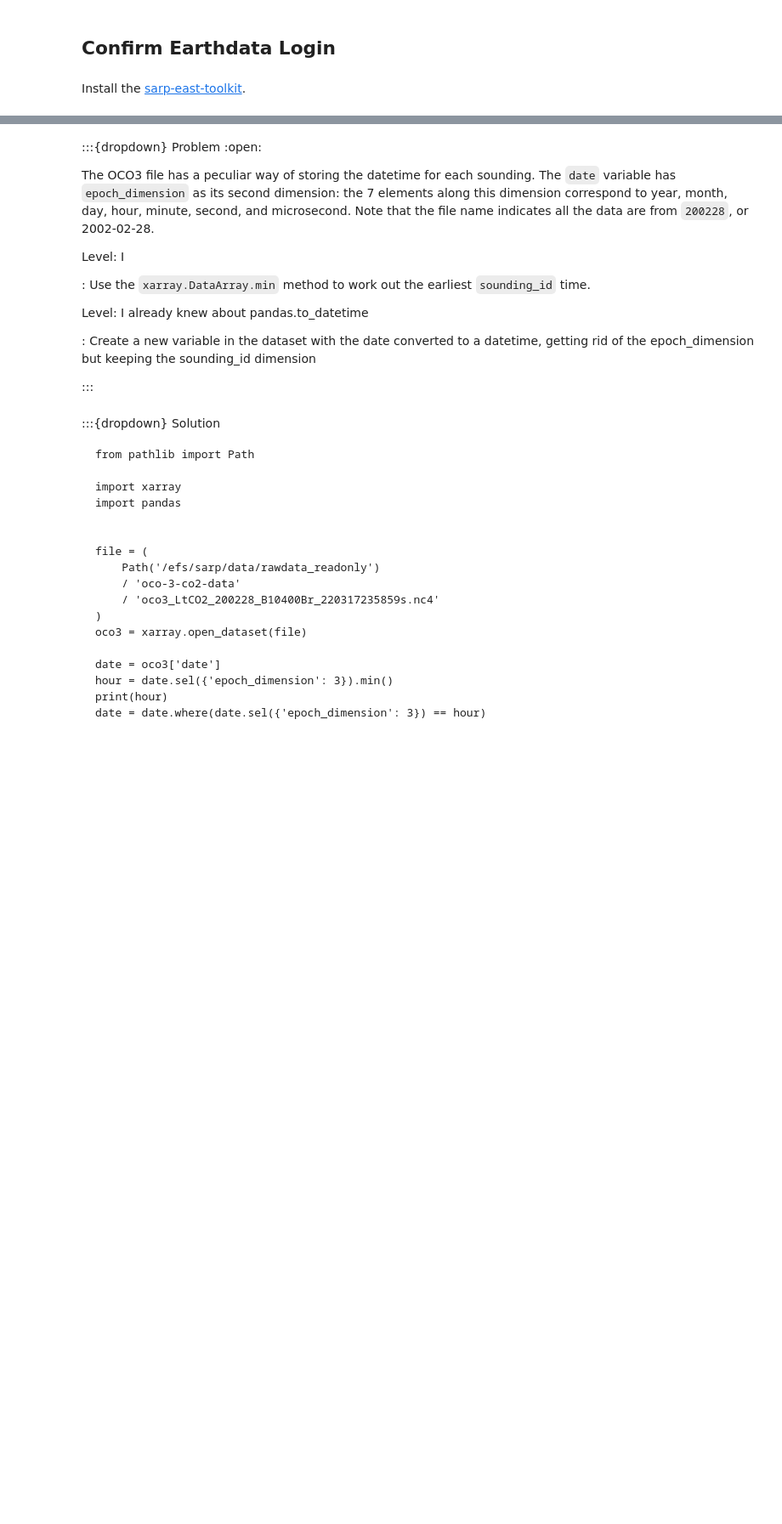
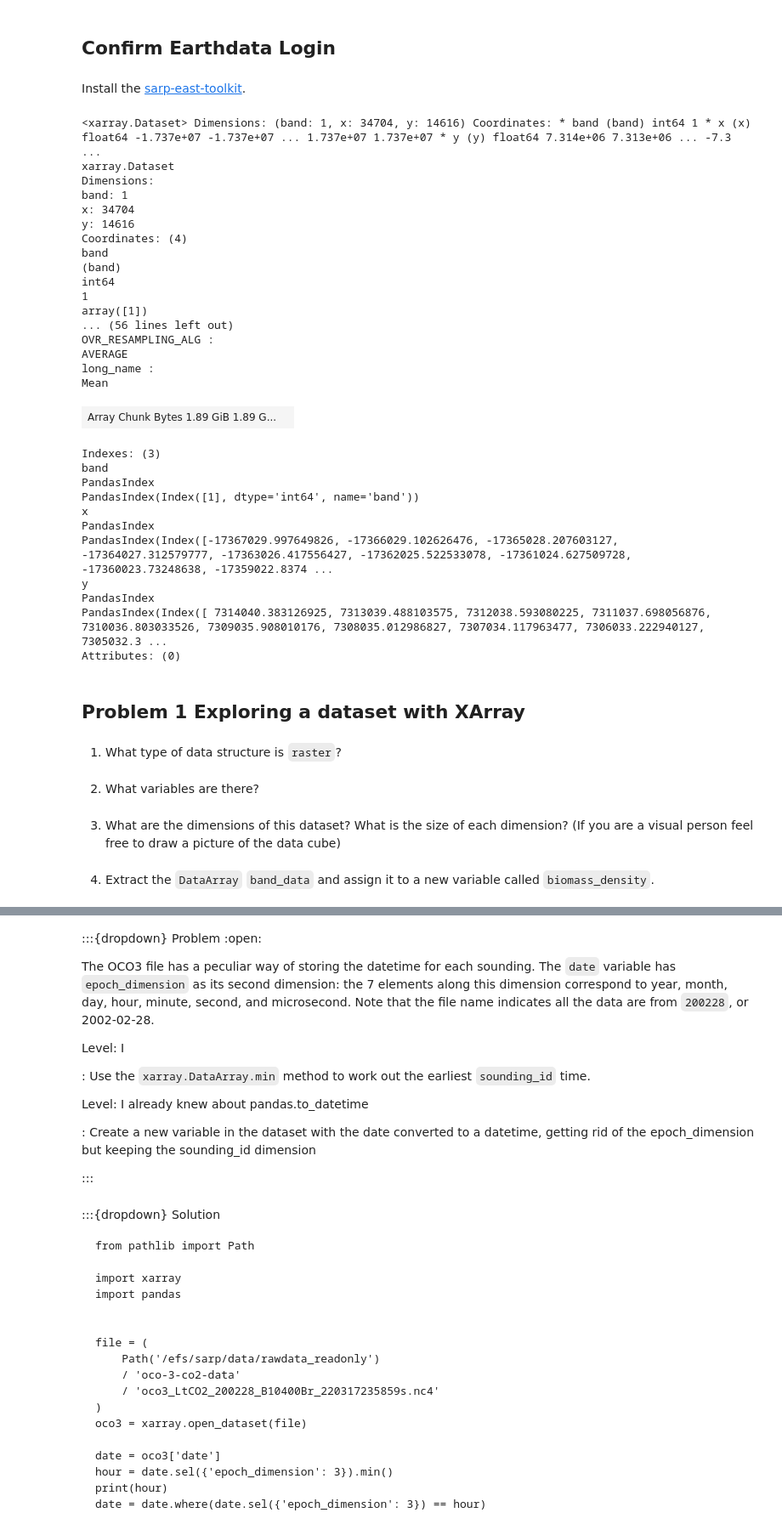
Before and after one commit to NASA-SARP/lesson5_practice, a Jupyter notebook: oco3-problem.ipynb, the cells around one changed output, grey strips where cells are left out. Shown: that part at 85% size. Drawn from its saved outputs; the diff is of its cells as text; code cells hidden in the pictures; blank space fills up the shorter version.

Commit message:
add xarray problem 1

```diff
--- a/oco3-problem.ipynb
+++ b/oco3-problem.ipynb
@@ -18,0 +17,42 @@ with rio_env as env:
+# %%
+raster
+# %% [output]
+<xarray.Dataset> Dimensions: (band: 1, x: 34704, y: 14616) Coordinates: * band (band) int64 1 * x (x) float64 -1.737e+07 -1.737e+07 ... 1.737e+07 1.737e+07 * y (y) float64 7.314e+06 7.313e+06 ... -7.3 ...
+xarray.Dataset
+Dimensions:
+band: 1
+x: 34704
+y: 14616
+Coordinates: (4)
+band
+(band)
+int64
+1
+array([1])
+... (56 lines left out)
+OVR_RESAMPLING_ALG :
+AVERAGE
+long_name :
+Mean
+| Array Chunk Bytes 1.89 GiB 1.89 G... |  |
+Indexes: (3)
+band
+PandasIndex
+PandasIndex(Index([1], dtype='int64', name='band'))
+x
+PandasIndex
+PandasIndex(Index([-17367029.997649826, -17366029.102626476, -17365028.207603127, -17364027.312579777, -17363026.417556427, -17362025.522533078, -17361024.627509728, -17360023.73248638, -17359022.8374 ...
+y
+PandasIndex
+PandasIndex(Index([ 7314040.383126925, 7313039.488103575, 7312038.593080225, 7311037.698056876, 7310036.803033526, 7309035.908010176, 7308035.012986827, 7307034.117963477, 7306033.222940127, 7305032.3 ...
+Attributes: (0)
+# %% [markdown]
+## Problem 1 Exploring a dataset with XArray
+# %% [markdown]
+1. What type of data structure is `raster`?
+# %% [markdown]
+2. What variables are there?
+# %% [markdown]
+3. What are the dimensions of this dataset? What is the size of each dimension? (If you are a visual person feel free to draw a picture of the data cube)
+# %% [markdown]
+4. Extract the `DataArray` `band_data` and assign it to a new variable called `biomass_density`.
```
Also changed, not shown: parts of 7 cells of this notebook.
